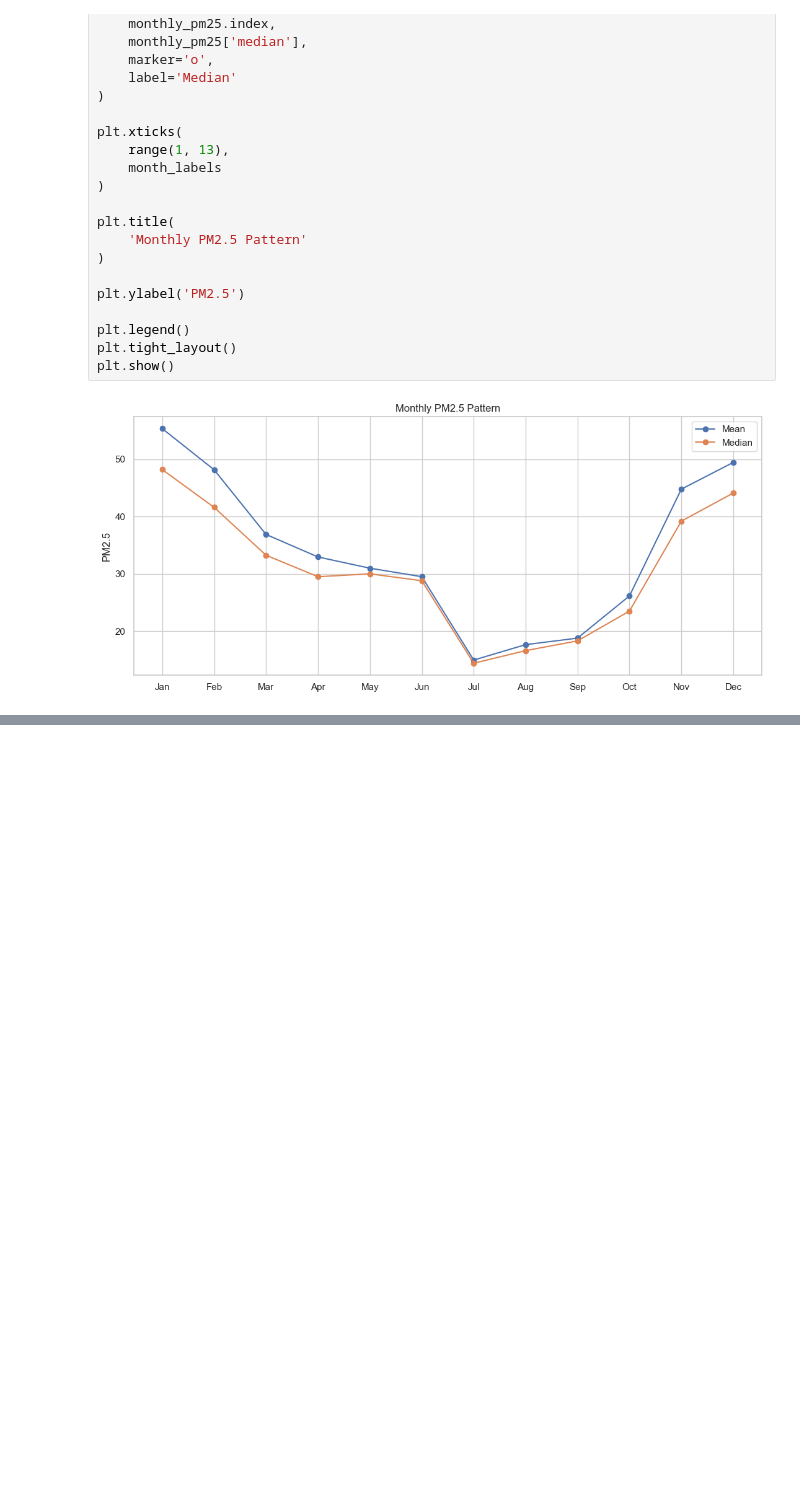
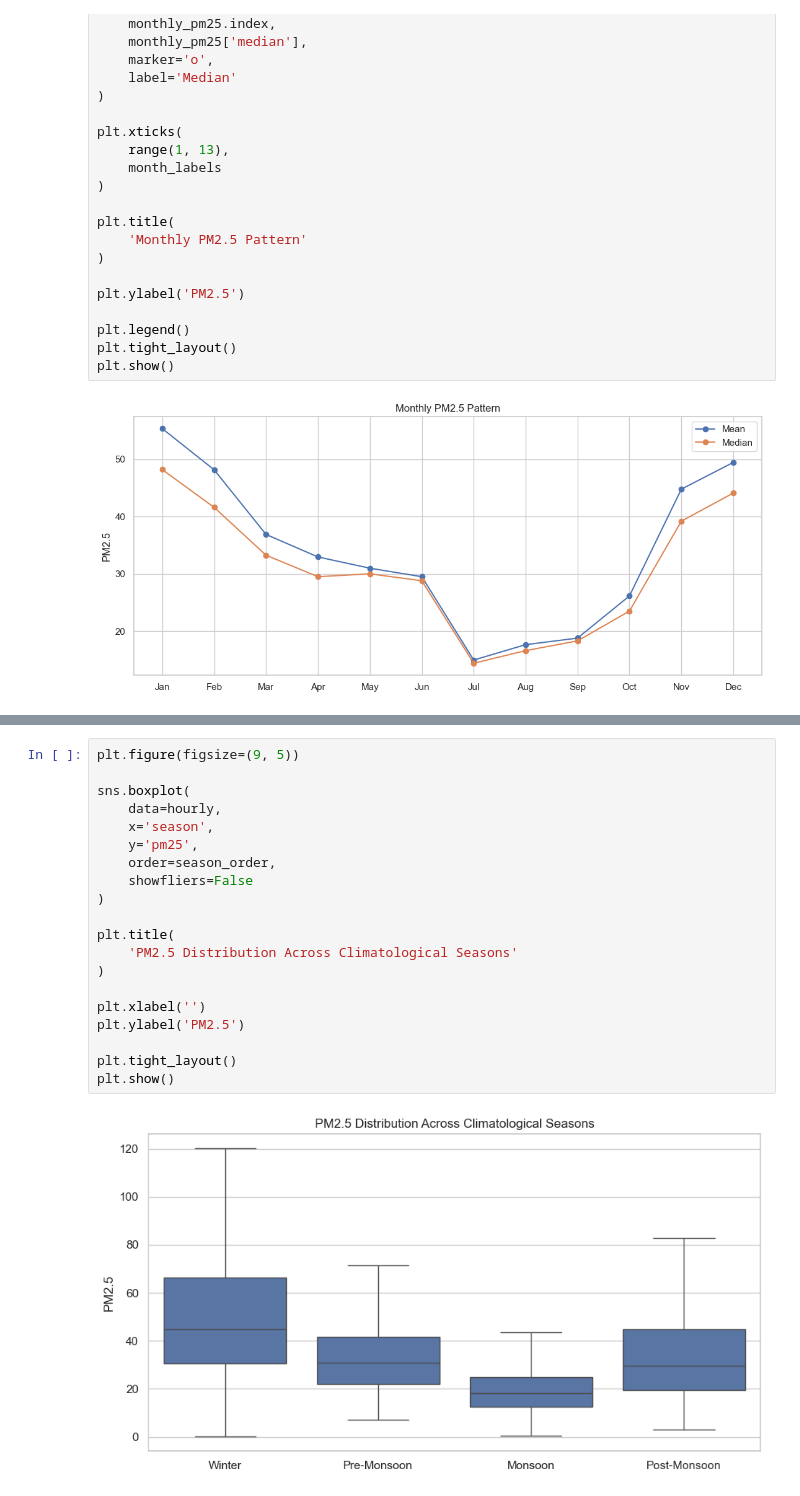
Before and after one commit to rubeshnpl13/Kathmandu-Air-Quality-Intelligence, a Jupyter notebook: notebooks/04_exploratory_data_analysis.ipynb, the cells around one changed output, grey strips where cells are left out. Cells and saved outputs as stored; diff of their text form; blank space fills up the shorter version.

```diff
--- a/notebooks/04_exploratory_data_analysis.ipynb
+++ b/notebooks/04_exploratory_data_analysis.ipynb
@@ -683,0 +709,22 @@ plt.show()
+# %%
+plt.figure(figsize=(9, 5))
+
+sns.boxplot(
+    data=hourly,
+    x='season',
+    y='pm25',
+    order=season_order,
+    showfliers=False
+)
+
+plt.title(
+    'PM2.5 Distribution Across Climatological Seasons'
+)
+
+plt.xlabel('')
+plt.ylabel('PM2.5')
+
+plt.tight_layout()
+plt.show()
+# %% [output]
+[figure, added]
```
Also changed, not shown: parts of 10 cells of this notebook.
